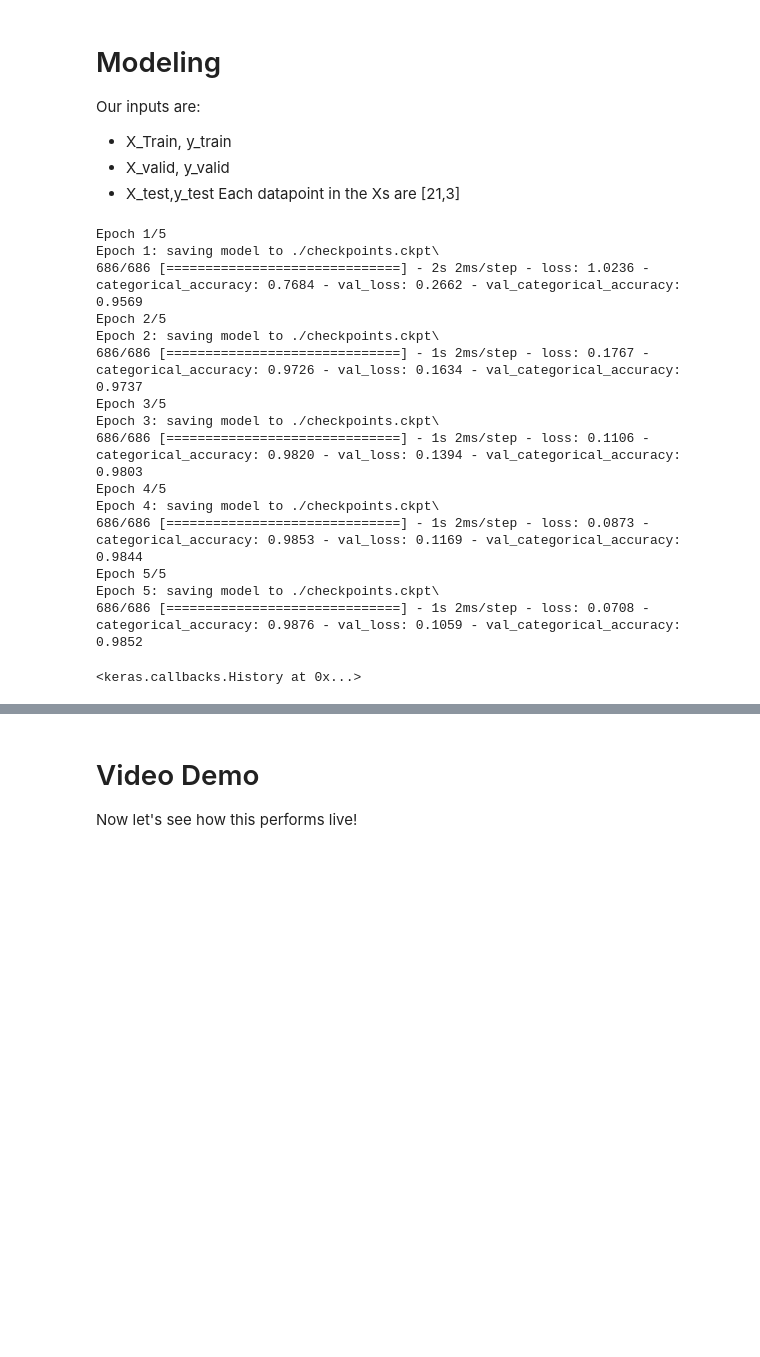
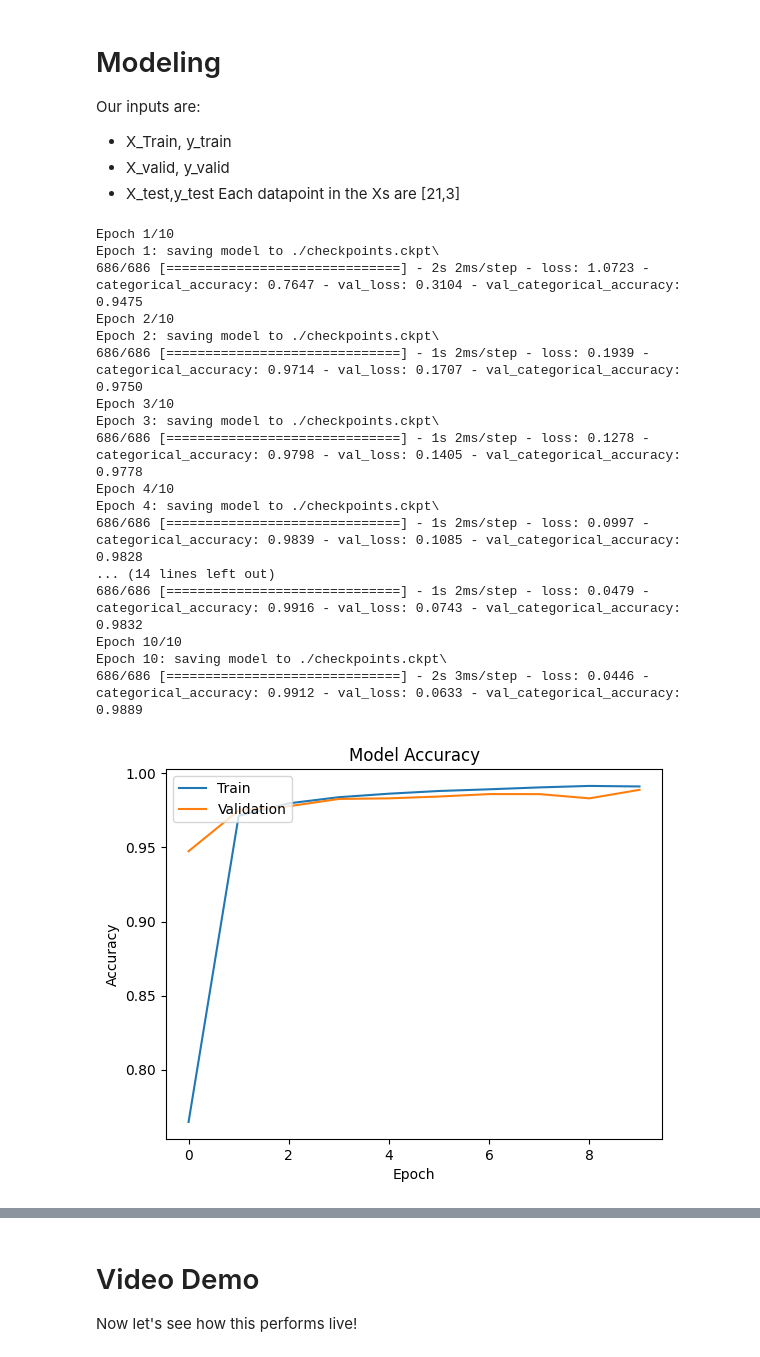
Before and after one commit to Kennethm-spec/ASL-Auto-Complete, a Jupyter notebook: src/Modeling/train_model.ipynb, the cells around one changed output, grey strips where cells are left out. Saved outputs shown, nothing was run; the diff lists cells and outputs as text; code cells hidden in the pictures; blank space fills up the shorter version.

Commit message:
Added plots for training

```diff
--- a/src/Modeling/train_model.ipynb
+++ b/src/Modeling/train_model.ipynb
@@ -118,22 +118,41 @@ model.add(Dense(units=NUM_CLASSES, activation='softmax'))
 
 #Compile
 model.compile(optimizer='Adam', loss='categorical_crossentropy', metrics=['categorical_accuracy'])
-# %%
-model.fit(X_train, y_train, epochs=5, callbacks=[cp_callback],validation_data=(X_valid, y_valid))
-# %% [output]
-Epoch 1/5
-Epoch 1: saving model to ./checkpoints.ckpt\
-686/686 [==============================] - 2s 2ms/step - loss: 1.0236 - categorical_accuracy: 0.7684 - val_loss: 0.2662 - val_categorical_accuracy: 0.9569
-Epoch 2/5
-Epoch 2: saving model to ./checkpoints.ckpt\
-686/686 [==============================] - 1s 2ms/step - loss: 0.1767 - categorical_accuracy: 0.9726 - val_loss: 0.1634 - val_categorical_accuracy: 0.9737
-Epoch 3/5
-Epoch 3: saving model to ./checkpoints.ckpt\
-686/686 [==============================] - 1s 2ms/step - loss: 0.1106 - categorical_accuracy: 0.9820 - val_loss: 0.1394 - val_categorical_accuracy: 0.9803
-Epoch 4/5
-Epoch 4: saving model to ./checkpoints.ckpt\
-686/686 [==============================] - 1s 2ms/step - loss: 0.0873 - categorical_accuracy: 0.9853 - val_loss: 0.1169 - val_categorical_accuracy: 0.9844
-Epoch 5/5
-Epoch 5: saving model to ./checkpoints.ckpt\
-686/686 [==============================] - 1s 2ms/step - loss: 0.0708 - categorical_accuracy: 0.9876 - val_loss: 0.1059 - val_categorical_accuracy: 0.9852
-<keras.callbacks.History at 0x...>
+# %%
+history = model.fit(X_train, y_train, epochs=10, callbacks=[cp_callback],validation_data=(X_valid, y_valid))
+# Plot the accuracy
+plt.plot(history.history['categorical_accuracy'])
+plt.plot(history.history['val_categorical_accuracy'])
+plt.title('Model Accuracy')
+plt.xlabel('Epoch')
+plt.ylabel('Accuracy')
+plt.legend(['Train', 'Validation'], loc='upper left')
+plt.show()
+
+# Plot the loss
+plt.plot(history.history['loss'])
+plt.plot(history.history['val_loss'])
+plt.title('Model Loss')
+plt.xlabel('Epoch')
+plt.ylabel('Loss')
+plt.legend(['Train', 'Validation'], loc='upper right')
+plt.show()
+# %% [output]
+Epoch 1/10
+Epoch 1: saving model to ./checkpoints.ckpt\
+686/686 [==============================] - 2s 2ms/step - loss: 1.0723 - categorical_accuracy: 0.7647 - val_loss: 0.3104 - val_categorical_accuracy: 0.9475
+Epoch 2/10
+Epoch 2: saving model to ./checkpoints.ckpt\
+686/686 [==============================] - 1s 2ms/step - loss: 0.1939 - categorical_accuracy: 0.9714 - val_loss: 0.1707 - val_categorical_accuracy: 0.9750
+Epoch 3/10
+Epoch 3: saving model to ./checkpoints.ckpt\
+686/686 [==============================] - 1s 2ms/step - loss: 0.1278 - categorical_accuracy: 0.9798 - val_loss: 0.1405 - val_categorical_accuracy: 0.9778
+Epoch 4/10
+Epoch 4: saving model to ./checkpoints.ckpt\
+686/686 [==============================] - 1s 2ms/step - loss: 0.0997 - categorical_accuracy: 0.9839 - val_loss: 0.1085 - val_categorical_accuracy: 0.9828
+... (14 lines left out)
+686/686 [==============================] - 1s 2ms/step - loss: 0.0479 - categorical_accuracy: 0.9916 - val_loss: 0.0743 - val_categorical_accuracy: 0.9832
+Epoch 10/10
+Epoch 10: saving model to ./checkpoints.ckpt\
+686/686 [==============================] - 2s 3ms/step - loss: 0.0446 - categorical_accuracy: 0.9912 - val_loss: 0.0633 - val_categorical_accuracy: 0.9889
+[figure, added]
```
Also changed, not shown: parts of 7 cells of this notebook.
